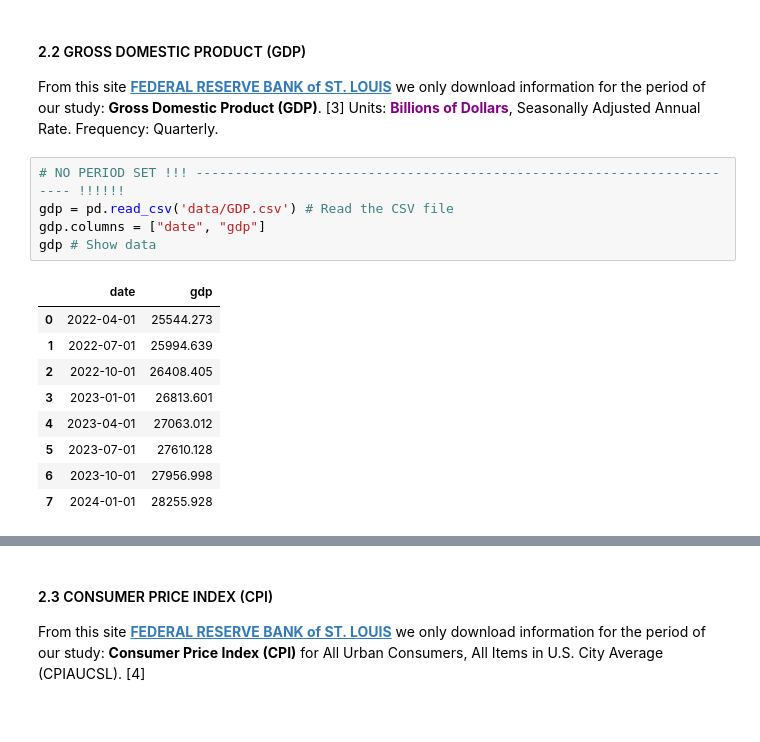
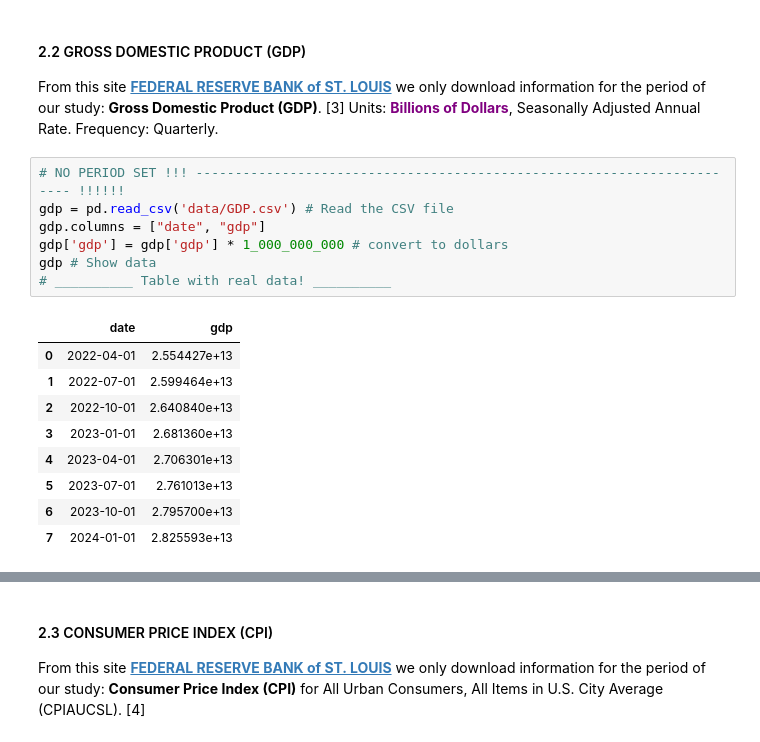
Before and after one commit to Engineer194/Macroeconomic-Analysis-of-the-US-Economy---Part-1, a Jupyter notebook: DATA_Project_v.1.ipynb, the cells around one changed output, grey strips where cells are left out. Saved outputs shown, nothing was run; the diff lists cells and outputs as text.

```diff
--- a/DATA_Project_v.1.ipynb
+++ b/DATA_Project_v.1.ipynb
@@ -67,18 +67,20 @@ Frequency: Quarterly.
 # %%
 # NO PERIOD SET !!! ----------------------------------------------------------------------- !!!!!!
 gdp = pd.read_csv('data/GDP.csv') # Read the CSV file
 gdp.columns = ["date", "gdp"]
+gdp['gdp'] = gdp['gdp'] * 1_000_000_000 # convert to dollars
 gdp # Show data
+# __________ Table with real data! __________
 # %% [output]
 |  | date | gdp |
-| 0 | 2022-04-01 | 25544.273 |
-| 1 | 2022-07-01 | 25994.639 |
-| 2 | 2022-10-01 | 26408.405 |
-| 3 | 2023-01-01 | 26813.601 |
-| 4 | 2023-04-01 | 27063.012 |
-| 5 | 2023-07-01 | 27610.128 |
-| 6 | 2023-10-01 | 27956.998 |
-| 7 | 2024-01-01 | 28255.928 |
+| 0 | 2022-04-01 | 2.554427e+13 |
+| 1 | 2022-07-01 | 2.599464e+13 |
+| 2 | 2022-10-01 | 2.640840e+13 |
+| 3 | 2023-01-01 | 2.681360e+13 |
+| 4 | 2023-04-01 | 2.706301e+13 |
+| 5 | 2023-07-01 | 2.761013e+13 |
+| 6 | 2023-10-01 | 2.795700e+13 |
+| 7 | 2024-01-01 | 2.825593e+13 |
 # %%
 gdp.describe().T
 # %% [output]
```
Also changed, not shown: parts of 17 cells of this notebook.
